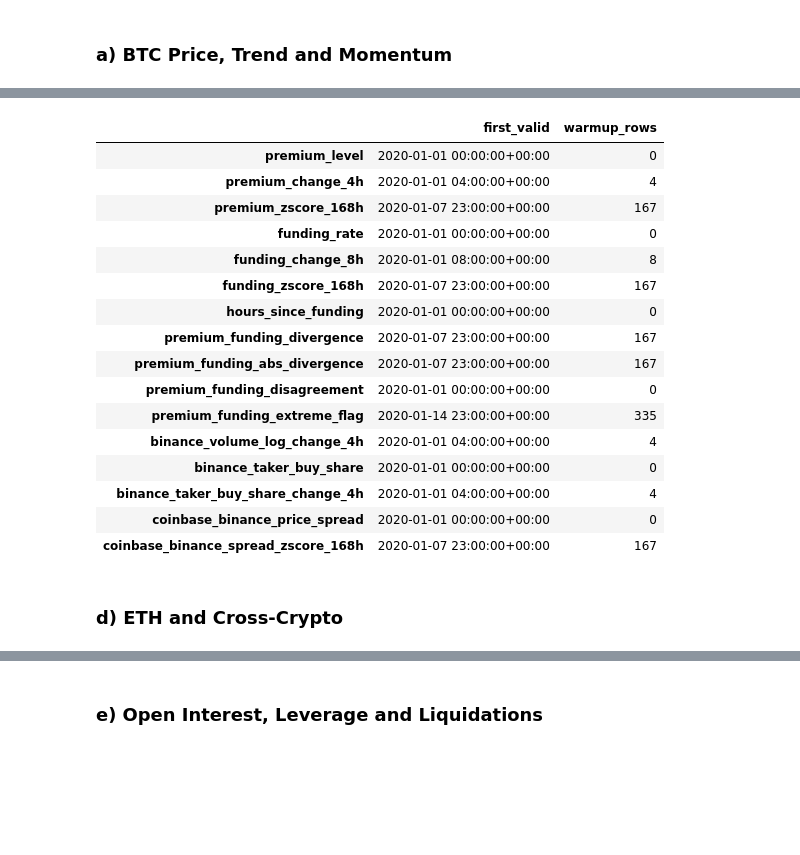
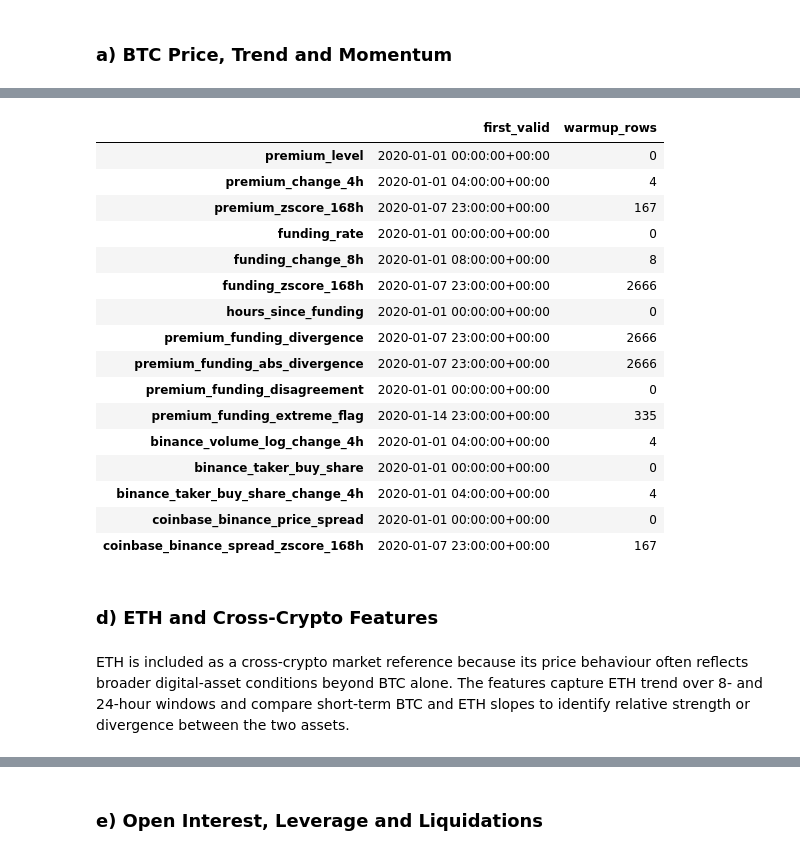
Before and after one commit to jade-lam/CQF, a Jupyter notebook: CQF_Final_Project.ipynb, the cells around one changed output, grey strips where cells are left out. Drawn from its saved outputs; the diff is of its cells as text; code cells hidden in the pictures; blank space fills up the shorter version.

```diff
--- a/CQF_Final_Project.ipynb
+++ b/CQF_Final_Project.ipynb
@@ -2918,10 +2833,5 @@ Internal missing values after feature inception: 0
 # %%
 # c) Premium, Funding and CEX Microstructure
-
-required_cex_cols = ["btc_volume", "btc_taker_buy_volume", "btc_perp_premium_close", "btc_funding", "coinbase_btc_close"]
-missing_cex_cols = [col for col in required_cex_cols if col not in X_train.columns]
-if missing_cex_cols: raise KeyError(f"Missing required CEX columns: {missing_cex_cols}")
-
 cex_microstructure_features = pd.DataFrame(index=X_train.index)
 
 premium = pd.to_numeric(X_train["btc_perp_premium_close"], errors="coerce")
@@ -2931,78 +2841,58 @@ btc_taker_buy_volume = pd.to_numeric(X_train["btc_taker_buy_volume"], errors="co
 coinbase_close = pd.to_numeric(X_train["coinbase_btc_close"], errors="coerce")
 
 # Premium
-premium_mean_168h = premium.rolling(168, min_periods=168).mean()
-premium_std_168h = premium.rolling(168, min_periods=168).std()
-premium_zscore_168h = (premium - premium_mean_168h) / premium_std_168h
-premium_zscore_168h = premium_zscore_168h.mask(premium_std_168h.eq(0), 0)
+premium_mean = premium.rolling(168).mean()
+premium_std = premium.rolling(168).std()
+premium_zscore = (premium - premium_mean) / premium_std.replace(0, np.nan)
 
 cex_microstructure_features["premium_level"] = premium
 cex_microstructure_features["premium_change_4h"] = premium.diff(4)
-cex_microstructure_features["premium_zscore_168h"] = premium_zscore_168h
+cex_microstructure_features["premium_zscore_168h"] = premium_zscore
 
 # Funding
-funding_mean_168h = funding.rolling(168, min_periods=168).mean()
-funding_std_168h = funding.rolling(168, min_periods=168).std()
-funding_zscore_168h = (funding - funding_mean_168h) / funding_std_168h
-funding_zscore_168h = funding_zscore_168h.mask(funding_std_168h.eq(0), 0)
+funding_mean = funding.rolling(168).mean()
+funding_std = funding.rolling(168).std()
+funding_zscore = (funding - funding_mean) / funding_std.replace(0, np.nan)
 
 cex_microstructure_features["funding_rate"] = funding
 cex_microstructure_features["funding_change_8h"] = funding.diff(8)
-cex_microstructure_features["funding_zscore_168h"] = funding_zscore_168h
+cex_microstructure_features["funding_zscore_168h"] = funding_zscore
 cex_microstructure_features["hours_since_funding"] = X_train.index.hour % 8
 
 # Premium-funding dislocation
-premium_funding_divergence = premium_zscore_168h - funding_zscore_168h
-premium_funding_disagreement = (premium * funding < 0).astype(float)
-premium_funding_disagreement = premium_funding_disagreement.where(premium.notna() & funding.notna())
+premium_funding_divergence = premium_zscore - funding_zscore
+premium_funding_disagreement = (premium * funding < 0).astype(float).where(premium.notna() & funding.notna())
 
 cex_microstructure_features["premium_funding_divergence"] = premium_funding_divergence
 cex_microstructure_features["premium_funding_abs_divergence"] = premium_funding_divergence.abs()
 cex_microstructure_features["premium_funding_disagreement"] = premium_funding_disagreement
 
-divergence_threshold = premium_funding_divergence.abs().rolling(720, min_periods=168).quantile(0.95).shift(1)
-divergence_extreme = premium_funding_divergence.abs() > divergence_threshold
-
-cex_microstructure_features["premium_funding_extreme_flag"] = divergence_extreme.astype(float).where(divergence_threshold.notna())
+divergence_limit = premium_funding_divergence.abs().rolling(720, min_periods=168).quantile(0.95).shift(1)
+cex_microstructure_features["premium_funding_extreme_flag"] = (premium_funding_divergence.abs() > divergence_limit).astype(float).where(divergence_limit.notna())
 
 # Binance volume and taker flow
 btc_log_volume = np.log1p(btc_volume.clip(lower=0))
-btc_taker_buy_share = btc_taker_buy_volume / btc_volume
-btc_taker_buy_share = btc_taker_buy_share.where(btc_volume.ne(0), 0.5)
-btc_taker_buy_share = btc_taker_buy_share.where(btc_volume.notna() & btc_taker_buy_volume.notna())
+btc_taker_buy_share = (btc_taker_buy_volume / btc_volume.replace(0, np.nan)).fillna(0.5).clip(0, 1)
 
 cex_microstructure_features["binance_volume_log_change_4h"] = btc_log_volume.diff(4)
-cex_microstructure_features["binance_taker_buy_share"] = btc_taker_buy_share.clip(0, 1)
-cex_microstructure_features["binance_taker_buy_share_change_4h"] = cex_microstructure_features["binance_taker_buy_share"].diff(4)
+cex_microstructure_features["binance_taker_buy_share"] = btc_taker_buy_share
+cex_microstructure_features["binance_taker_buy_share_change_4h"] = btc_taker_buy_share.diff(4)
 
-# Coinbase-Binance price dislocation
+# Coinbase-Binance price spread
 coinbase_binance_spread = coinbase_close / btc_close - 1
-spread_mean_168h = coinbase_binance_spread.rolling(168, min_periods=168).mean()
-spread_std_168h = coinbase_binance_spread.rolling(168, min_periods=168).std()
-spread_zscore_168h = (coinbase_binance_spread - spread_mean_168h) / spread_std_168h
-spread_zscore_168h = spread_zscore_168h.mask(spread_std_168h.eq(0), 0)
+spread_mean = coinbase_binance_spread.rolling(168).mean()
+spread_std = coinbase_binance_spread.rolling(168).std()
+spread_zscore = (coinbase_binance_spread - spread_mean) / spread_std.replace(0, np.nan)
 
 cex_microstructure_features["coinbase_binance_price_spread"] = coinbase_binance_spread
-cex_microstructure_features["coinbase_binance_spread_zscore_168h"] = spread_zscore_168h
+cex_microstructure_features["coinbase_binance_spread_zscore_168h"] = spread_zscore
 
-# Family audit and merge
 cex_microstructure_features = cex_microstructure_features.replace([np.inf, -np.inf], np.nan)
-
-assert not cex_microstructure_features.columns.duplicated().any(), "Duplicate CEX feature names detected."
-assert cex_microstructure_features["binance_taker_buy_share"].dropna().between(0, 1).all()
-assert cex_microstructure_features["premium_funding_disagreement"].dropna().isin([0, 1]).all()
-assert cex_microstructure_features["premium_funding_extreme_flag"].dropna().isin([0, 1]).all()
-
-for feature in cex_microstructure_features:
-    first_valid = cex_microstructure_features[feature].first_valid_index()
-    if first_valid is not None: assert cex_microstructure_features.loc[first_valid:, feature].notna().all(), f"Internal missing values detected in {feature}."
-
 X_train_engineered = X_train_engineered.join(cex_microstructure_features)
 
-print(f"Premium, funding and CEX microstructure features added: {cex_microstructure_features.shape[1]}")
-print(f"X_train_engineered shape: {X_train_engineered.shape}")
+print(f"Features added: {cex_microstructure_features.shape[1]}")
+print(f"Engineered matrix: {X_train_engineered.shape}")
 print(f"Longest warm-up: {cex_microstructure_features.isna().sum().max():,} rows")
-print("Internal missing values after feature inception: 0")
 
 display(pd.DataFrame({
     "first_valid": cex_microstructure_features.apply(lambda col: col.first_valid_index()),
@@ -3015,13 +2904,13 @@ Internal missing values after feature inception: 0
 |  | first_valid | warmup_rows |
 | premium_level | 2020-01-01 00:00:00+00:00 | 0 |
 | premium_change_4h | 2020-01-01 04:00:00+00:00 | 4 |
 | premium_zscore_168h | 2020-01-07 23:00:00+00:00 | 167 |
 | funding_rate | 2020-01-01 00:00:00+00:00 | 0 |
 | funding_change_8h | 2020-01-01 08:00:00+00:00 | 8 |
-| funding_zscore_168h | 2020-01-07 23:00:00+00:00 | 167 |
+| funding_zscore_168h | 2020-01-07 23:00:00+00:00 | 2666 |
 | hours_since_funding | 2020-01-01 00:00:00+00:00 | 0 |
-| premium_funding_divergence | 2020-01-07 23:00:00+00:00 | 167 |
-| premium_funding_abs_divergence | 2020-01-07 23:00:00+00:00 | 167 |
+| premium_funding_divergence | 2020-01-07 23:00:00+00:00 | 2666 |
+| premium_funding_abs_divergence | 2020-01-07 23:00:00+00:00 | 2666 |
 | premium_funding_disagreement | 2020-01-01 00:00:00+00:00 | 0 |
 | premium_funding_extreme_flag | 2020-01-14 23:00:00+00:00 | 335 |
 | binance_volume_log_change_4h | 2020-01-01 04:00:00+00:00 | 4 |
@@ -3030,5 +2919,7 @@ Internal missing values after feature inception: 0
 | coinbase_binance_price_spread | 2020-01-01 00:00:00+00:00 | 0 |
 | coinbase_binance_spread_zscore_168h | 2020-01-07 23:00:00+00:00 | 167 |
 # %% [markdown]
-### **d) ETH and Cross-Crypto**
+### **d) ETH and Cross-Crypto Features**
+# %% [markdown]
+ETH is included as a cross-crypto market reference because its price behaviour often reflects broader digital-asset conditions beyond BTC alone. The features capture ETH trend over 8- and 24-hour windows and compare short-term BTC and ETH slopes to identify relative strength or divergence between the two assets.
 # %%
```
Also changed, not shown: parts of 54 cells of this notebook.
